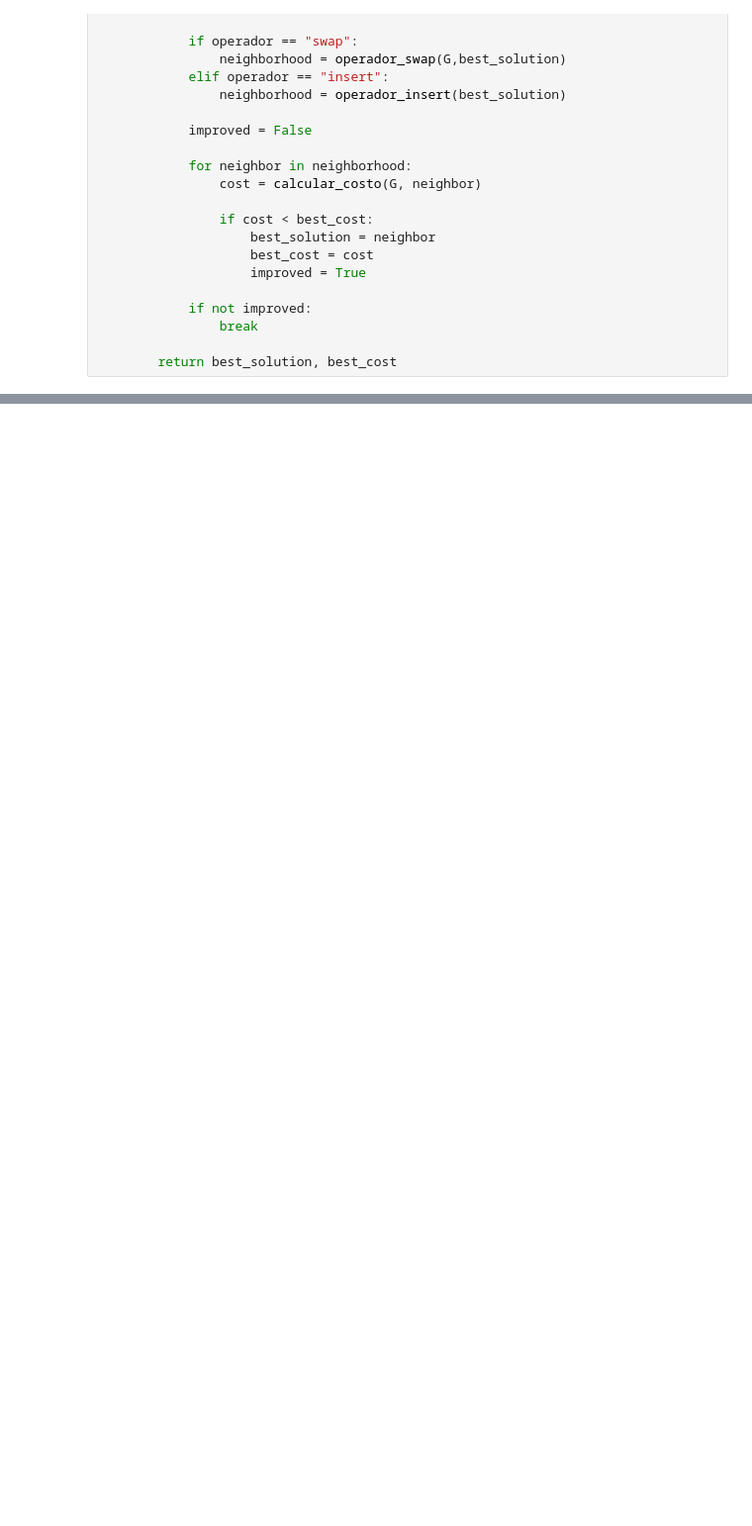
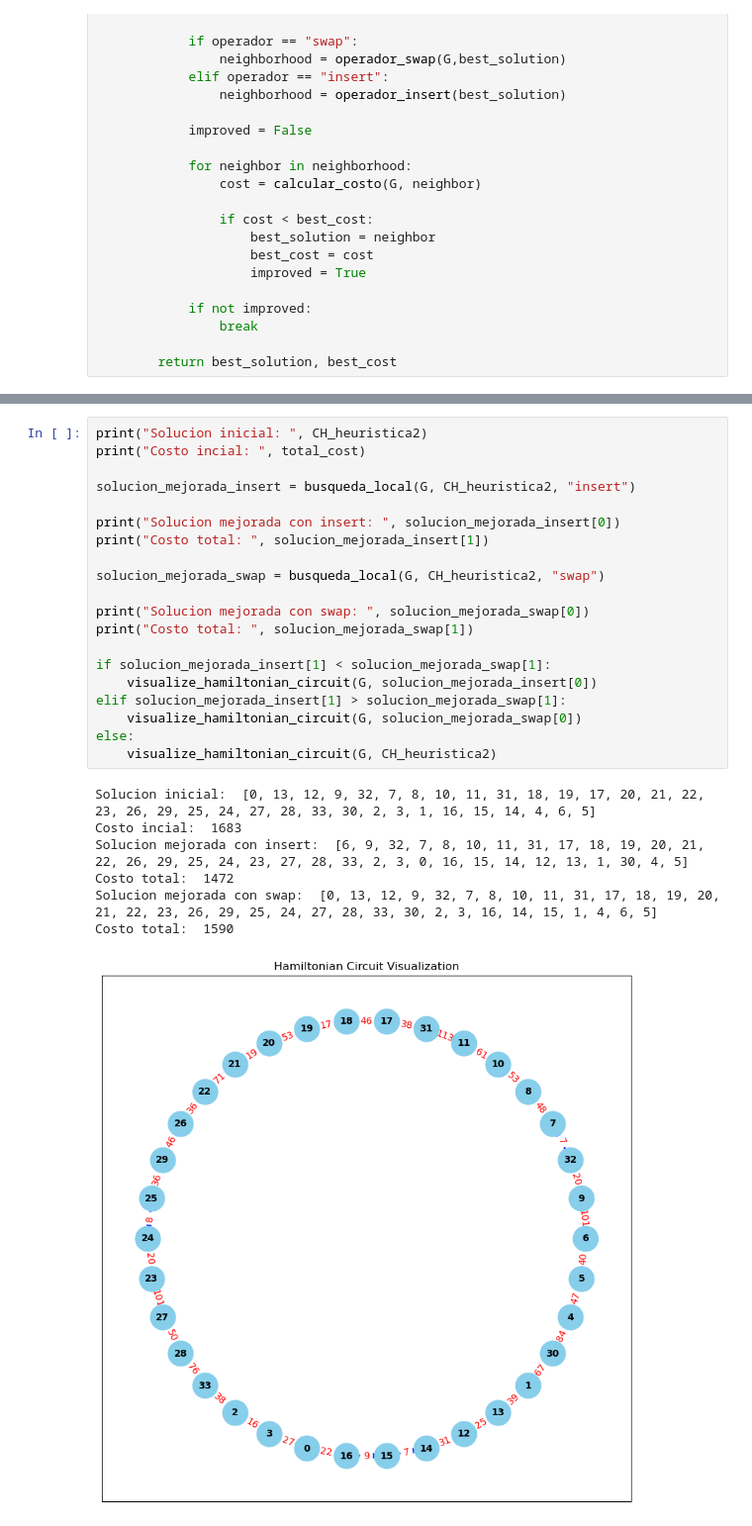
Before and after one commit to jaimeamigoUTDT/tp3, a Jupyter notebook: modelo.ipynb, the cells around one changed output, grey strips where cells are left out. Shown at 99% size. Cells and saved outputs as stored; diff of their text form; blank space fills up the shorter version.

```diff
--- a/modelo.ipynb
+++ b/modelo.ipynb
@@ -240,0 +285,28 @@ Costo total:  87
+# %%
+print("Solucion inicial: ", CH_heuristica2)
+print("Costo incial: ", total_cost)
+
+solucion_mejorada_insert = busqueda_local(G, CH_heuristica2, "insert")
+
+print("Solucion mejorada con insert: ", solucion_mejorada_insert[0])
+print("Costo total: ", solucion_mejorada_insert[1])
+
+solucion_mejorada_swap = busqueda_local(G, CH_heuristica2, "swap")
+
+print("Solucion mejorada con swap: ", solucion_mejorada_swap[0])
+print("Costo total: ", solucion_mejorada_swap[1])
+
+if solucion_mejorada_insert[1] < solucion_mejorada_swap[1]:
+    visualize_hamiltonian_circuit(G, solucion_mejorada_insert[0])
+elif solucion_mejorada_insert[1] > solucion_mejorada_swap[1]:
+    visualize_hamiltonian_circuit(G, solucion_mejorada_swap[0])
+else:
+    visualize_hamiltonian_circuit(G, CH_heuristica2)
+# %% [output]
+Solucion inicial:  [0, 13, 12, 9, 32, 7, 8, 10, 11, 31, 18, 19, 17, 20, 21, 22, 23, 26, 29, 25, 24, 27, 28, 33, 30, 2, 3, 1, 16, 15, 14, 4, 6, 5]
+Costo incial:  1683
+Solucion mejorada con insert:  [6, 9, 32, 7, 8, 10, 11, 31, 17, 18, 19, 20, 21, 22, 26, 29, 25, 24, 23, 27, 28, 33, 2, 3, 0, 16, 15, 14, 12, 13, 1, 30, 4, 5]
+Costo total:  1472
+Solucion mejorada con swap:  [0, 13, 12, 9, 32, 7, 8, 10, 11, 31, 17, 18, 19, 20, 21, 22, 23, 26, 29, 25, 24, 27, 28, 33, 30, 2, 3, 16, 14, 15, 1, 4, 6, 5]
+Costo total:  1590
+[figure, added]
```
Also changed, not shown: parts of 7 cells of this notebook.
